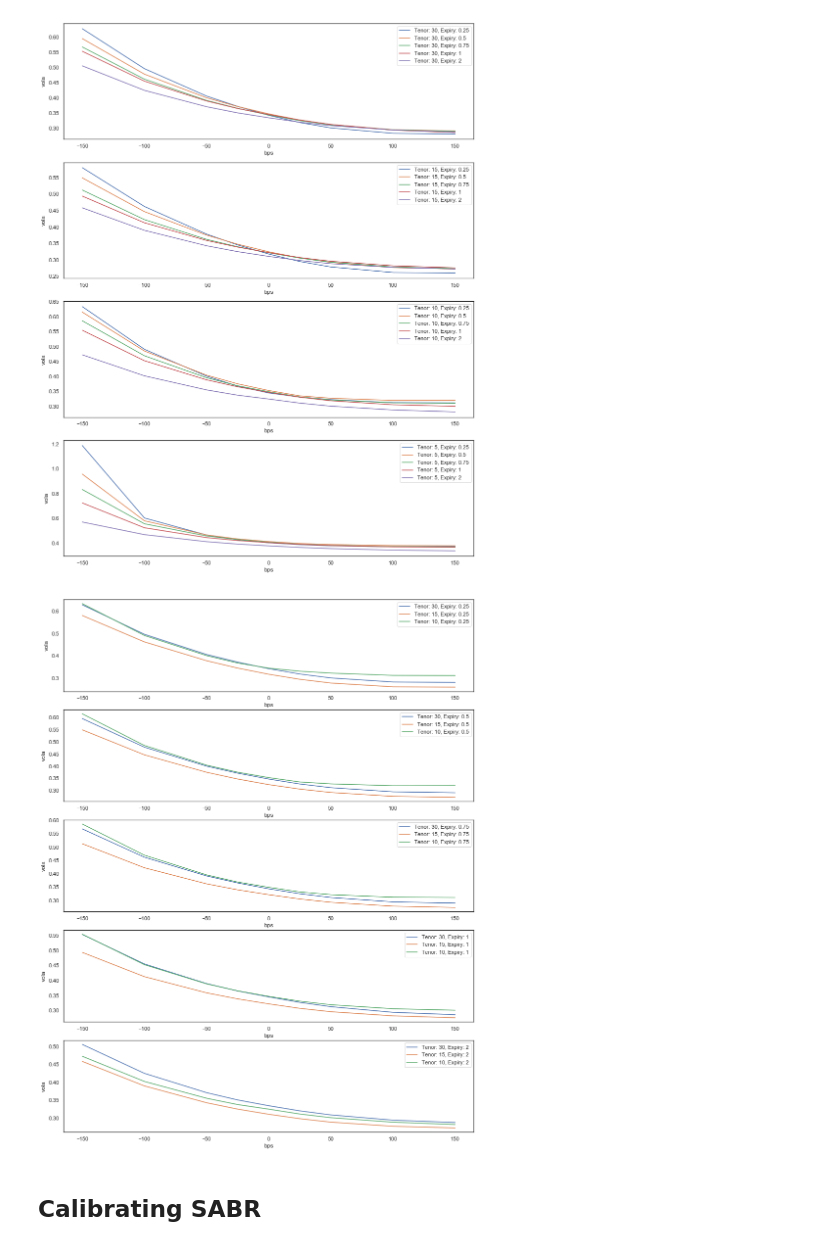
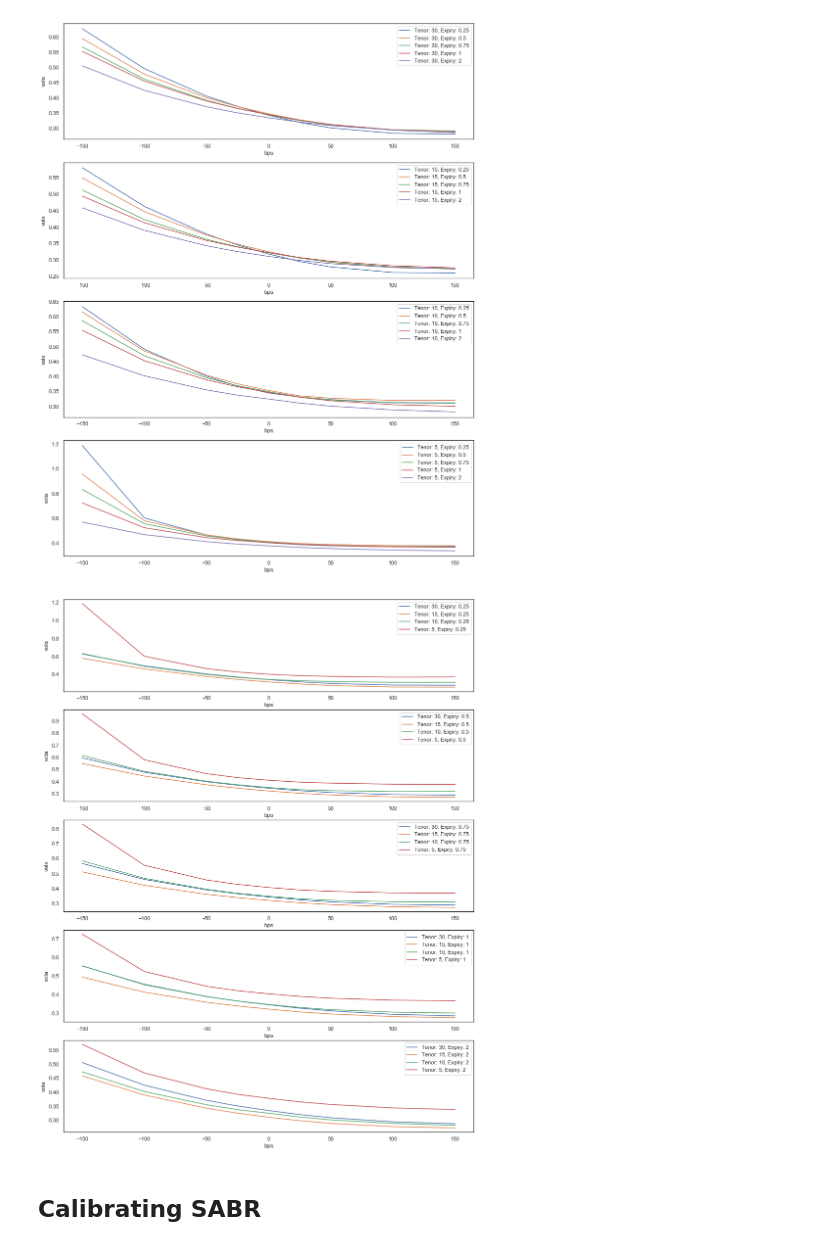
Before and after one commit to LuK2019/OW-, a Jupyter notebook: src/analysis.ipynb, the cells around one changed output. Saved outputs shown, nothing was run; the diff lists cells and outputs as text; code cells hidden in the pictures.

```diff
--- a/src/analysis.ipynb
+++ b/src/analysis.ipynb
@@ -12,7 +11,7 @@ from core.utils import get_prediction_for_row, plot_prediction_vs_reality
 ## Prepare market data
 # %%
 # Original data
-df = pd.read_excel('C:\dev\OW-\data\market_data.xlsx')
+df = pd.read_excel(r'data\market_data.xlsx')
 df.head(7)
 # %% [output]
 |  | Unnamed: 0 | Unnamed: 1 | Unnamed: 2 | Market Volatilities for strike sp... | Unnamed: 4 | Unnamed: 5 | Unnamed: 6 | ... |
@@ -146,20 +145,20 @@ plt.show()
 # %% [output]
 [figure]
 # %%
-tenor_list = [30, 15, 10]
+tenor_list = [30, 15, 10, 5]
 expiry_list = [0.25, 0.5, 0.75, 1, 2]
 bps = np.array(df.columns[3:])
 fig, axes = plt.subplots(nrows=5, ncols=1)
 
 for exp in range(len(expiry_list)):
     for ten in range(len(tenor_list)):
         df_filtered = df[np.logical_and(df.Tenor==tenor_list[ten], df.Expiry == expiry_list[exp])]
         df_plot = pd.DataFrame({"bps": bps, "vola": np.array(df_filtered.iloc[0,3:])})
         sns.lineplot(x="bps", y="vola", data=df_plot, label= f"Tenor: {tenor_list[ten]}, Expiry: {expiry_list[exp]}", ax=axes[exp])
 
 plt.show()
 # %% [output]
-[figure, old version]
+[figure, new version]
 # %% [markdown]
 ## Calibrating SABR
 # %%
```
Also changed, not shown: parts of 5 cells of this notebook, 5 other files.
